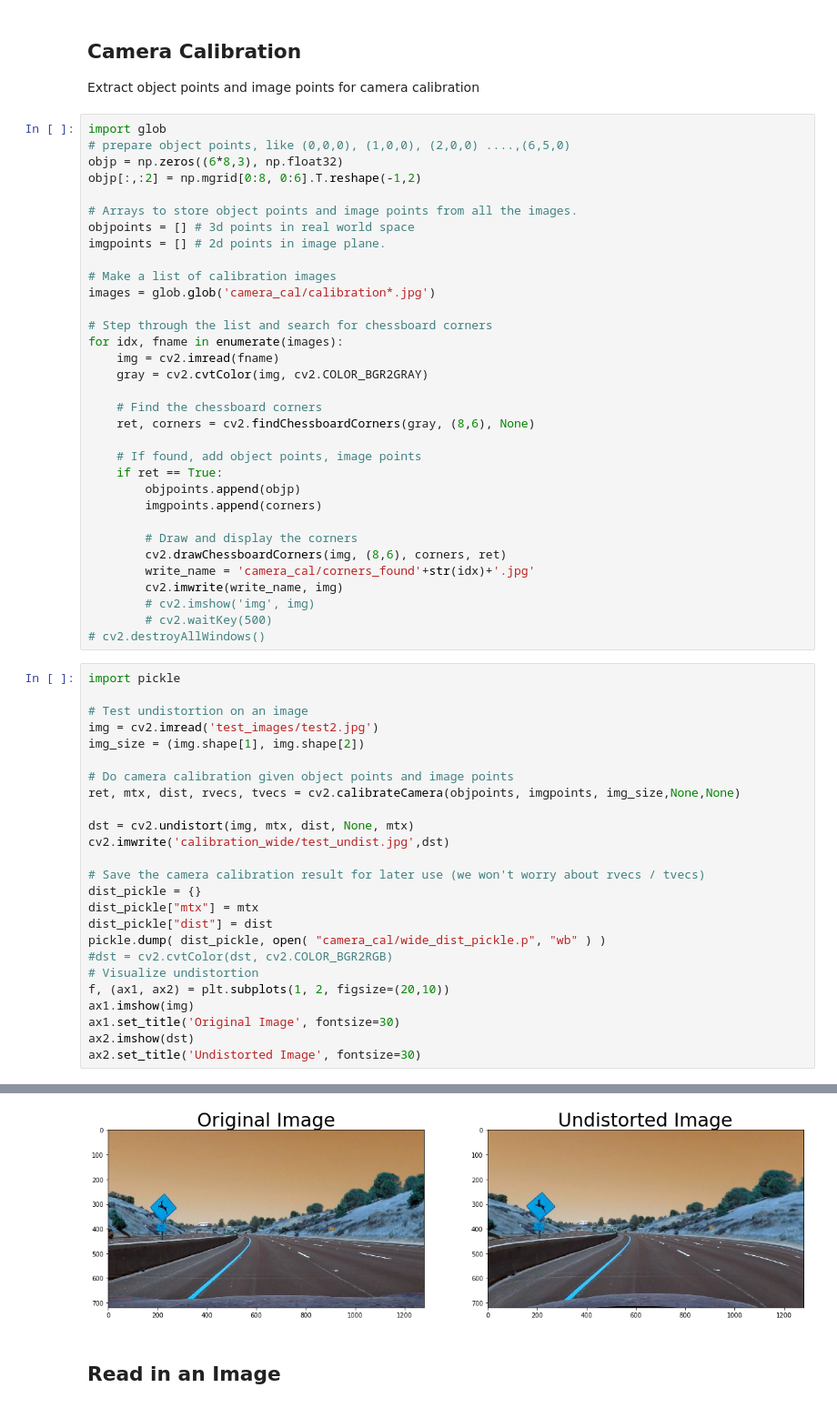
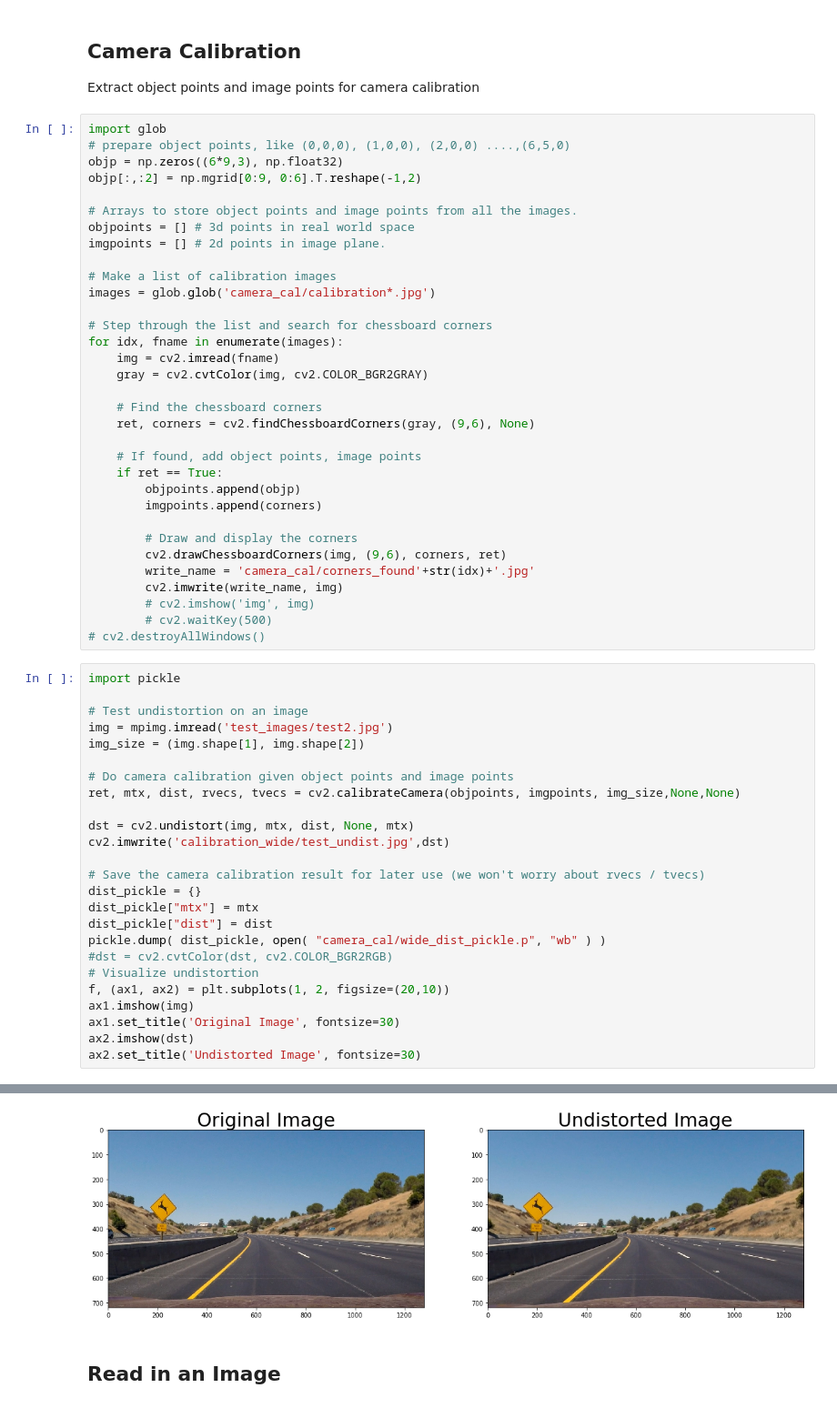
Before and after one commit to bboypupu/CarND-Advanced-Lane-Lines, a Jupyter notebook: adv_project.ipynb, the cells around one changed output, grey strips where cells are left out. Shown at 91% size. Saved outputs shown, nothing was run; the diff lists cells and outputs as text.

```diff
--- a/adv_project.ipynb
+++ b/adv_project.ipynb
@@ -53,8 +53,8 @@ Extract object points and image points for camera calibration
 # %%
 import glob
 # prepare object points, like (0,0,0), (1,0,0), (2,0,0) ....,(6,5,0)
-objp = np.zeros((6*8,3), np.float32)
-objp[:,:2] = np.mgrid[0:8, 0:6].T.reshape(-1,2)
+objp = np.zeros((6*9,3), np.float32)
+objp[:,:2] = np.mgrid[0:9, 0:6].T.reshape(-1,2)
 
 # Arrays to store object points and image points from all the images.
 objpoints = [] # 3d points in real world space
@@ -69,7 +69,7 @@ for idx, fname in enumerate(images):
     gray = cv2.cvtColor(img, cv2.COLOR_BGR2GRAY)
 
     # Find the chessboard corners
-    ret, corners = cv2.findChessboardCorners(gray, (8,6), None)
+    ret, corners = cv2.findChessboardCorners(gray, (9,6), None)
 
     # If found, add object points, image points
     if ret == True:
@@ -77,7 +77,7 @@ for idx, fname in enumerate(images):
         imgpoints.append(corners)
 
         # Draw and display the corners
-        cv2.drawChessboardCorners(img, (8,6), corners, ret)
+        cv2.drawChessboardCorners(img, (9,6), corners, ret)
         write_name = 'camera_cal/corners_found'+str(idx)+'.jpg'
         cv2.imwrite(write_name, img)
         # cv2.imshow('img', img)
@@ -86,31 +86,31 @@ for idx, fname in enumerate(images):
 # %%
 import pickle
 
 # Test undistortion on an image
-img = cv2.imread('test_images/test2.jpg')
+img = mpimg.imread('test_images/test2.jpg')
 img_size = (img.shape[1], img.shape[2])
 
 # Do camera calibration given object points and image points
 ret, mtx, dist, rvecs, tvecs = cv2.calibrateCamera(objpoints, imgpoints, img_size,None,None)
 
 dst = cv2.undistort(img, mtx, dist, None, mtx)
 cv2.imwrite('calibration_wide/test_undist.jpg',dst)
 
 # Save the camera calibration result for later use (we won't worry about rvecs / tvecs)
 dist_pickle = {}
 dist_pickle["mtx"] = mtx
 dist_pickle["dist"] = dist
 pickle.dump( dist_pickle, open( "camera_cal/wide_dist_pickle.p", "wb" ) )
 #dst = cv2.cvtColor(dst, cv2.COLOR_BGR2RGB)
 # Visualize undistortion
 f, (ax1, ax2) = plt.subplots(1, 2, figsize=(20,10))
 ax1.imshow(img)
 ax1.set_title('Original Image', fontsize=30)
 ax2.imshow(dst)
 ax2.set_title('Undistorted Image', fontsize=30)
 # %% [output]
 Text(0.5, 1.0, 'Undistorted Image')
-[figure, old version]
+[figure, new version]
 # %% [markdown]
 ## Read in an Image
 # %%
```
Also changed, not shown: 18 other files.
